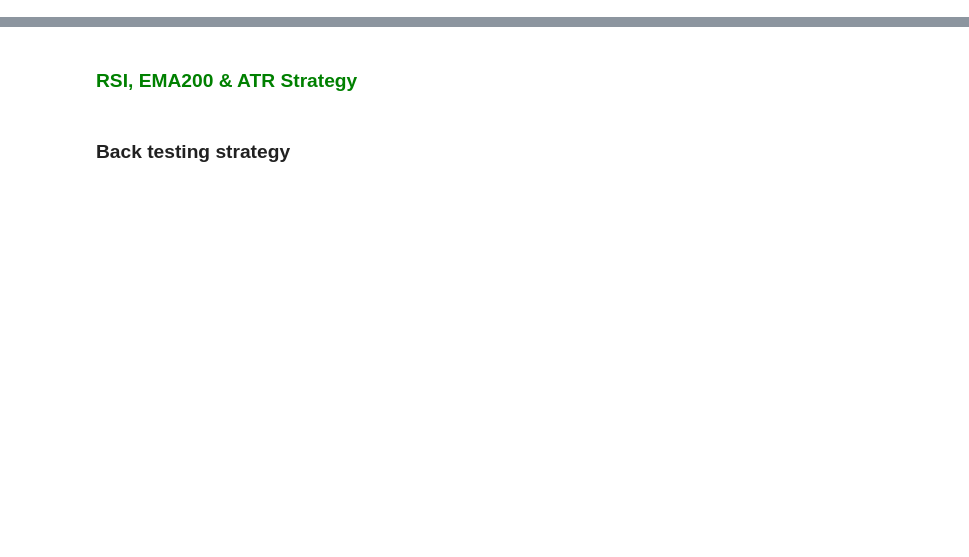
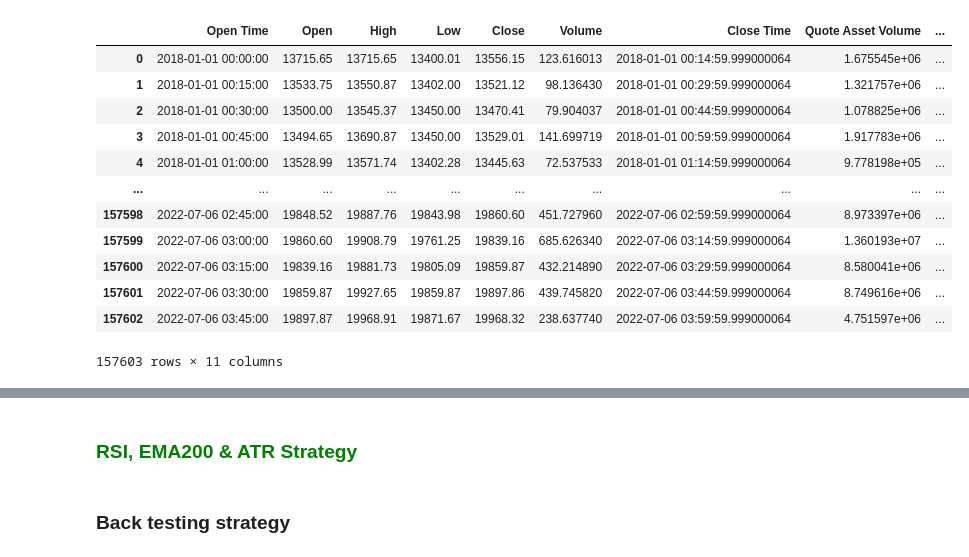
Before and after one commit to if722399/myst_proyecto_eq6, a Jupyter notebook: TestT.ipynb, the cells around one changed output, grey strips where cells are left out. Cells and saved outputs as stored; diff of their text form; code cells hidden in the pictures; blank space fills up the shorter version.

```diff
--- a/TestT.ipynb
+++ b/TestT.ipynb
@@ -7,6 +7,20 @@ import plotly.graph_objects as go
 from plotly.subplots import make_subplots
 import pandas_ta as pta
 # %%
-BTCUSDT15m = dt.BTCUSDT15m
+BTCUSDT15m
+# %% [output]
+|  | Open Time | Open | High | Low | Close | Volume | Close Time | Quote Asset Volume | ... |
+| 0 | 2018-01-01 00:00:00 | 13715.65 | 13715.65 | 13400.01 | 13556.15 | 123.616013 | 2018-01-01 00:14:59.999000064 | 1.675545e+06 | ... |
+| 1 | 2018-01-01 00:15:00 | 13533.75 | 13550.87 | 13402.00 | 13521.12 | 98.136430 | 2018-01-01 00:29:59.999000064 | 1.321757e+06 | ... |
+| 2 | 2018-01-01 00:30:00 | 13500.00 | 13545.37 | 13450.00 | 13470.41 | 79.904037 | 2018-01-01 00:44:59.999000064 | 1.078825e+06 | ... |
+| 3 | 2018-01-01 00:45:00 | 13494.65 | 13690.87 | 13450.00 | 13529.01 | 141.699719 | 2018-01-01 00:59:59.999000064 | 1.917783e+06 | ... |
+| 4 | 2018-01-01 01:00:00 | 13528.99 | 13571.74 | 13402.28 | 13445.63 | 72.537533 | 2018-01-01 01:14:59.999000064 | 9.778198e+05 | ... |
+| ... | ... | ... | ... | ... | ... | ... | ... | ... | ... |
+| 157598 | 2022-07-06 02:45:00 | 19848.52 | 19887.76 | 19843.98 | 19860.60 | 451.727960 | 2022-07-06 02:59:59.999000064 | 8.973397e+06 | ... |
+| 157599 | 2022-07-06 03:00:00 | 19860.60 | 19908.79 | 19761.25 | 19839.16 | 685.626340 | 2022-07-06 03:14:59.999000064 | 1.360193e+07 | ... |
+| 157600 | 2022-07-06 03:15:00 | 19839.16 | 19881.73 | 19805.09 | 19859.87 | 432.214890 | 2022-07-06 03:29:59.999000064 | 8.580041e+06 | ... |
+| 157601 | 2022-07-06 03:30:00 | 19859.87 | 19927.65 | 19859.87 | 19897.86 | 439.745820 | 2022-07-06 03:44:59.999000064 | 8.749616e+06 | ... |
+| 157602 | 2022-07-06 03:45:00 | 19897.87 | 19968.91 | 19871.67 | 19968.32 | 238.637740 | 2022-07-06 03:59:59.999000064 | 4.751597e+06 | ... |
+157603 rows × 11 columns
 # %%
 n = 14
```
Also changed, not shown: parts of 9 cells of this notebook.
